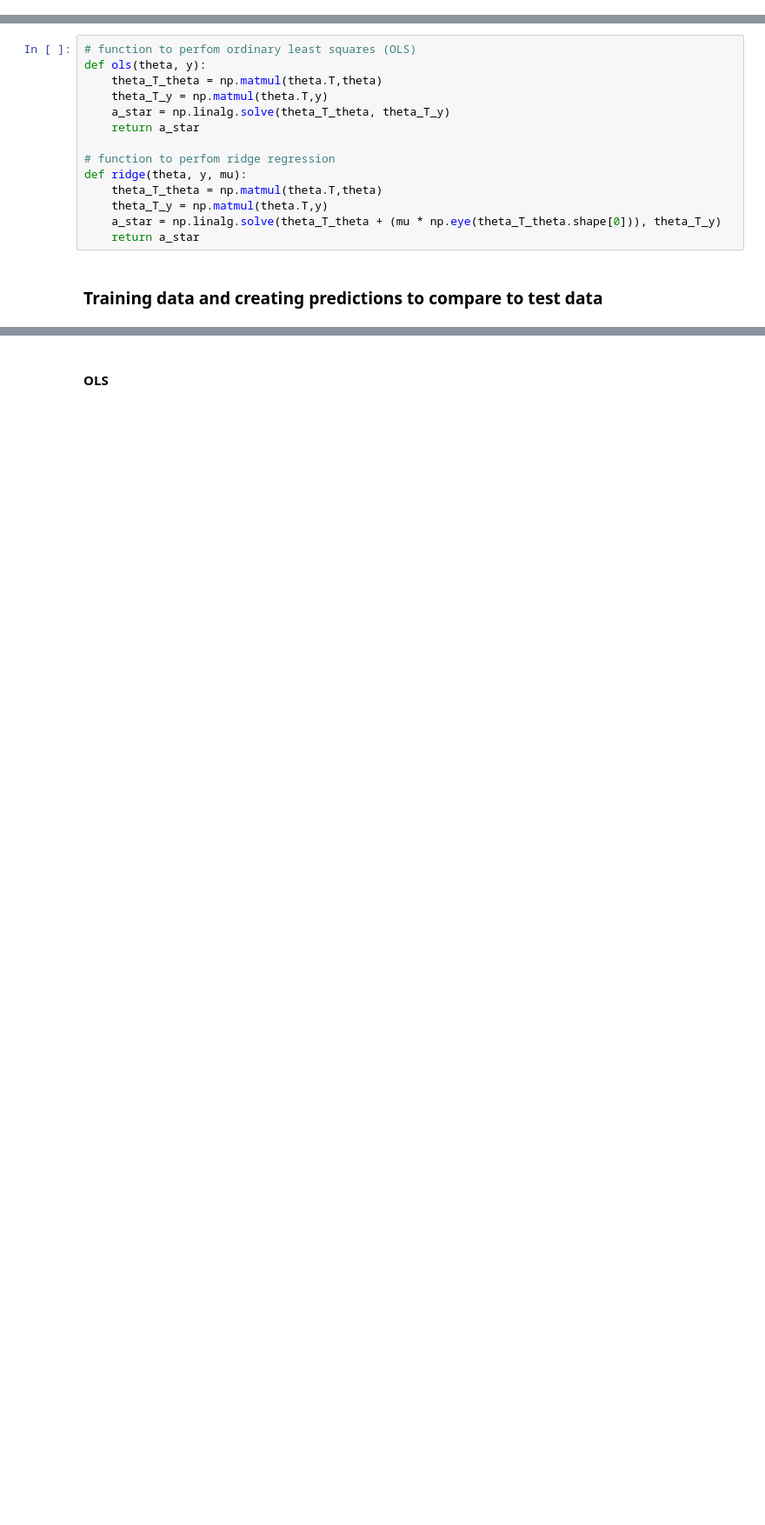
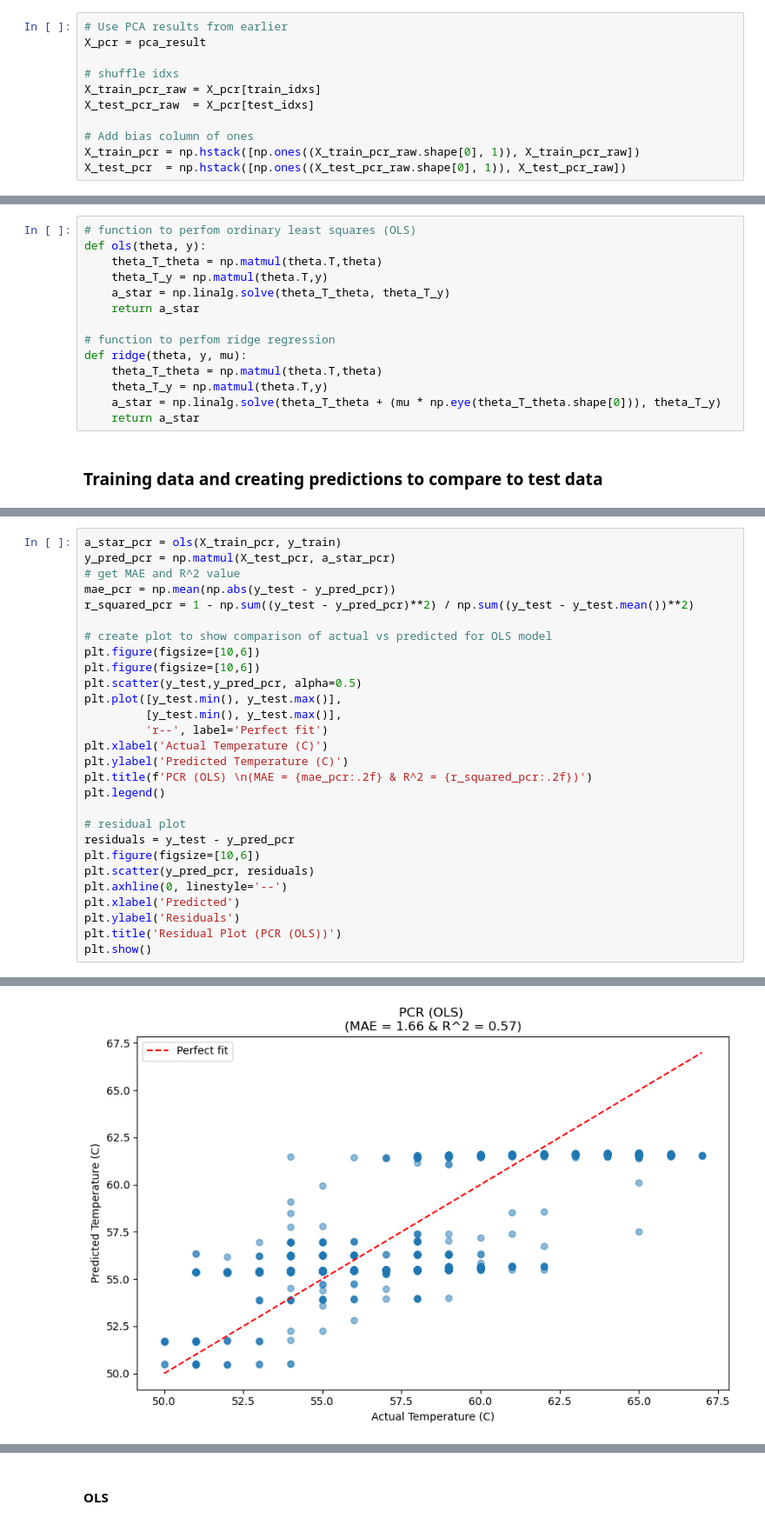
Before and after one commit to alexdiabliu/gpu-perf-metrics-4H03, a Jupyter notebook: Preproccess_manual.ipynb, the cells around one changed output, grey strips where cells are left out. Shown at 87% size. Saved outputs shown, nothing was run; the diff lists cells and outputs as text; blank space fills up the shorter version.

```diff
--- a/Preproccess_manual.ipynb
+++ b/Preproccess_manual.ipynb
@@ -192 +194,12 @@ Test Size: 4992
+# %%
+# Use PCA results from earlier
+X_pcr = pca_result
+
+# shuffle idxs
+X_train_pcr_raw = X_pcr[train_idxs]
+X_test_pcr_raw  = X_pcr[test_idxs]
+
+# Add bias column of ones
+X_train_pcr = np.hstack([np.ones((X_train_pcr_raw.shape[0], 1)), X_train_pcr_raw])
+X_test_pcr  = np.hstack([np.ones((X_test_pcr_raw.shape[0], 1)), X_test_pcr_raw])
 # %% [markdown]
@@ -218,0 +234,29 @@ def ridge(theta, y, mu):
+# %%
+a_star_pcr = ols(X_train_pcr, y_train)
+y_pred_pcr = np.matmul(X_test_pcr, a_star_pcr)
+# get MAE and R^2 value
+mae_pcr = np.mean(np.abs(y_test - y_pred_pcr))
+r_squared_pcr = 1 - np.sum((y_test - y_pred_pcr)**2) / np.sum((y_test - y_test.mean())**2)
+
+# create plot to show comparison of actual vs predicted for OLS model
+plt.figure(figsize=[10,6])
+plt.figure(figsize=[10,6])
+plt.scatter(y_test,y_pred_pcr, alpha=0.5)
+plt.plot([y_test.min(), y_test.max()],
+         [y_test.min(), y_test.max()],
+         'r--', label='Perfect fit')
+plt.xlabel('Actual Temperature (C)')
+plt.ylabel('Predicted Temperature (C)')
+plt.title(f'PCR (OLS) \n(MAE = {mae_pcr:.2f} & R^2 = {r_squared_pcr:.2f})')
+plt.legend()
+
+# residual plot
+residuals = y_test - y_pred_pcr
+plt.figure(figsize=[10,6])
+plt.scatter(y_pred_pcr, residuals)
+plt.axhline(0, linestyle='--')
+plt.xlabel('Predicted')
+plt.ylabel('Residuals')
+plt.title('Residual Plot (PCR (OLS))')
+plt.show()
+# %% [output]
@@ -218,0 +264 @@ def ridge(theta, y, mu):
+[figure, added]
```
Also changed, not shown: parts of 13 cells of this notebook.
